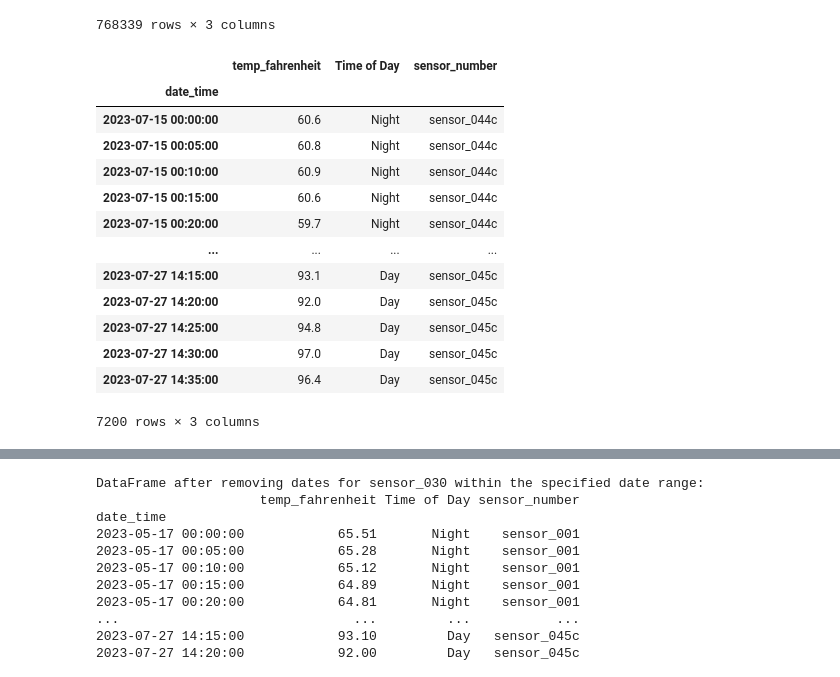
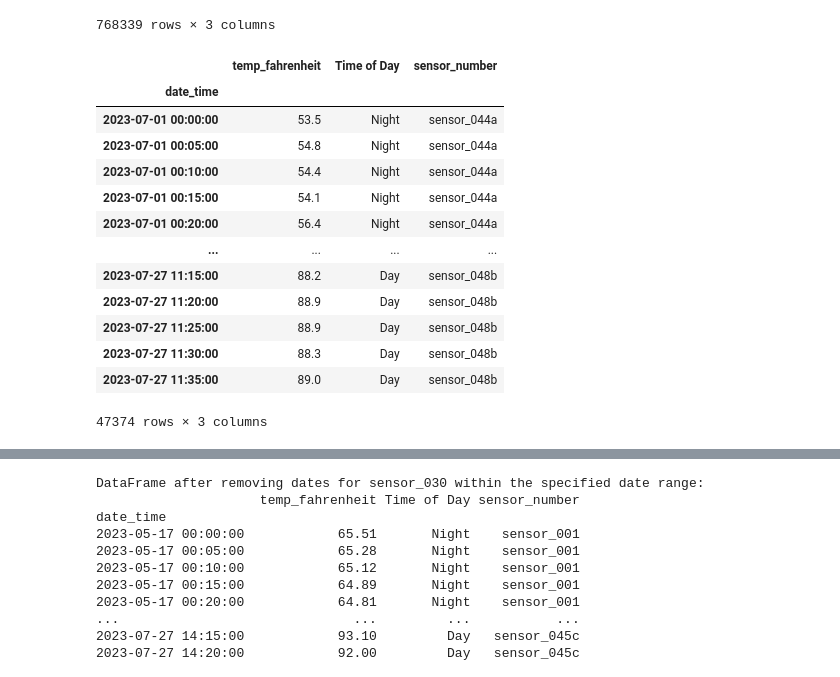
Before and after one commit to rebeccamchgh/bootcamp-11-air-temperature-data, a Jupyter notebook: planitgeo_code.ipynb, the cells around one changed output, grey strips where cells are left out. Saved outputs shown, nothing was run; the diff lists cells and outputs as text; code cells hidden in the pictures.

```diff
--- a/planitgeo_code.ipynb
+++ b/planitgeo_code.ipynb
@@ -525,34 +525,40 @@ nightday_dfa
 | 2023-07-19 09:53:09 | NaN | Day | sensor_043 |
 768339 rows × 3 columns
 # %%
-kestrel_list = (sensor_044a,
-sensor_044b,
-sensor_044c,
-sensor_045a,
-sensor_045b,
-sensor_045c,
-sensor_046a,
-#sensor_046b,
-sensor_047a,
-sensor_048a,
-sensor_048b,
-sensor_049a)
-#sensor_049b)
+
+# List of sensors
+kestrel_list = [
+    sensor_044a,
+    sensor_044b,
+    sensor_044c,
+    sensor_045a,
+    sensor_045b,
+    sensor_045c,
+    #sensor_046a,
+    #sensor_046b,
+    sensor_047a,
+    sensor_048a,
+    sensor_048b,
+    sensor_049a
+    #sensor_049b
+]
+
+# Concatenate sensor data
 nightday_dfb = pd.concat(kestrel_list)
 nightday_dfb.set_index('date_time', inplace=True)
 nightday_dfb
 # %% [output]
 |  | temp_fahrenheit | Time of Day | sensor_number |
 | date_time |  |  |  |
-| 2023-07-15 00:00:00 | 60.6 | Night | sensor_044c |
-| 2023-07-15 00:05:00 | 60.8 | Night | sensor_044c |
-| 2023-07-15 00:10:00 | 60.9 | Night | sensor_044c |
-| 2023-07-15 00:15:00 | 60.6 | Night | sensor_044c |
-| 2023-07-15 00:20:00 | 59.7 | Night | sensor_044c |
+| 2023-07-01 00:00:00 | 53.5 | Night | sensor_044a |
+| 2023-07-01 00:05:00 | 54.8 | Night | sensor_044a |
+| 2023-07-01 00:10:00 | 54.4 | Night | sensor_044a |
+| 2023-07-01 00:15:00 | 54.1 | Night | sensor_044a |
+| 2023-07-01 00:20:00 | 56.4 | Night | sensor_044a |
 | ... | ... | ... | ... |
-| 2023-07-27 14:15:00 | 93.1 | Day | sensor_045c |
-| 2023-07-27 14:20:00 | 92.0 | Day | sensor_045c |
-| 2023-07-27 14:25:00 | 94.8 | Day | sensor_045c |
-| 2023-07-27 14:30:00 | 97.0 | Day | sensor_045c |
-| 2023-07-27 14:35:00 | 96.4 | Day | sensor_045c |
+| 2023-07-27 11:15:00 | 88.2 | Day | sensor_048b |
+| 2023-07-27 11:20:00 | 88.9 | Day | sensor_048b |
+| 2023-07-27 11:25:00 | 88.9 | Day | sensor_048b |
+| 2023-07-27 11:30:00 | 88.3 | Day | sensor_048b |
+| 2023-07-27 11:35:00 | 89.0 | Day | sensor_048b |
-7200 rows × 3 columns
+47374 rows × 3 columns
```
Also changed, not shown: parts of 5 cells of this notebook, 4 other files.
